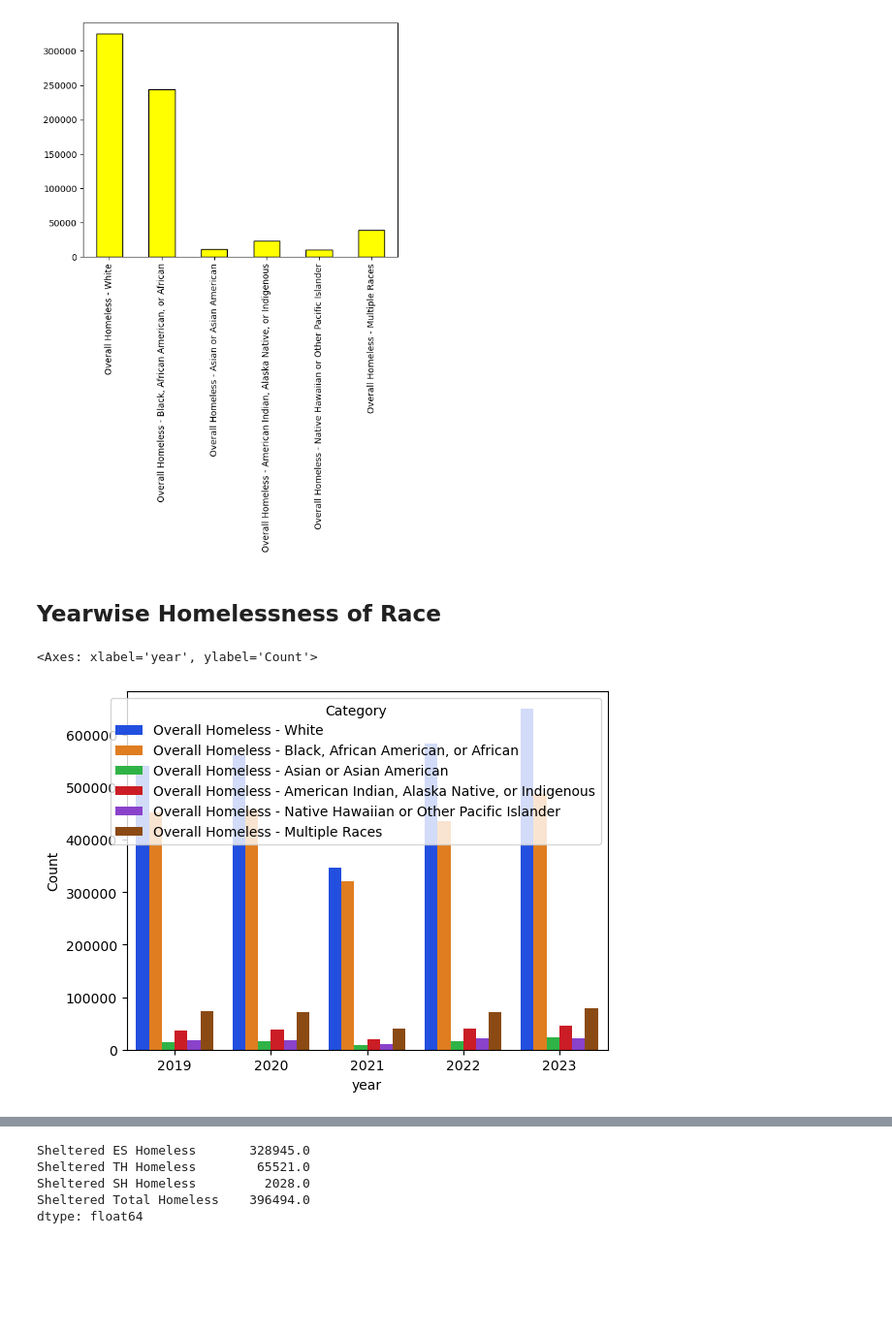
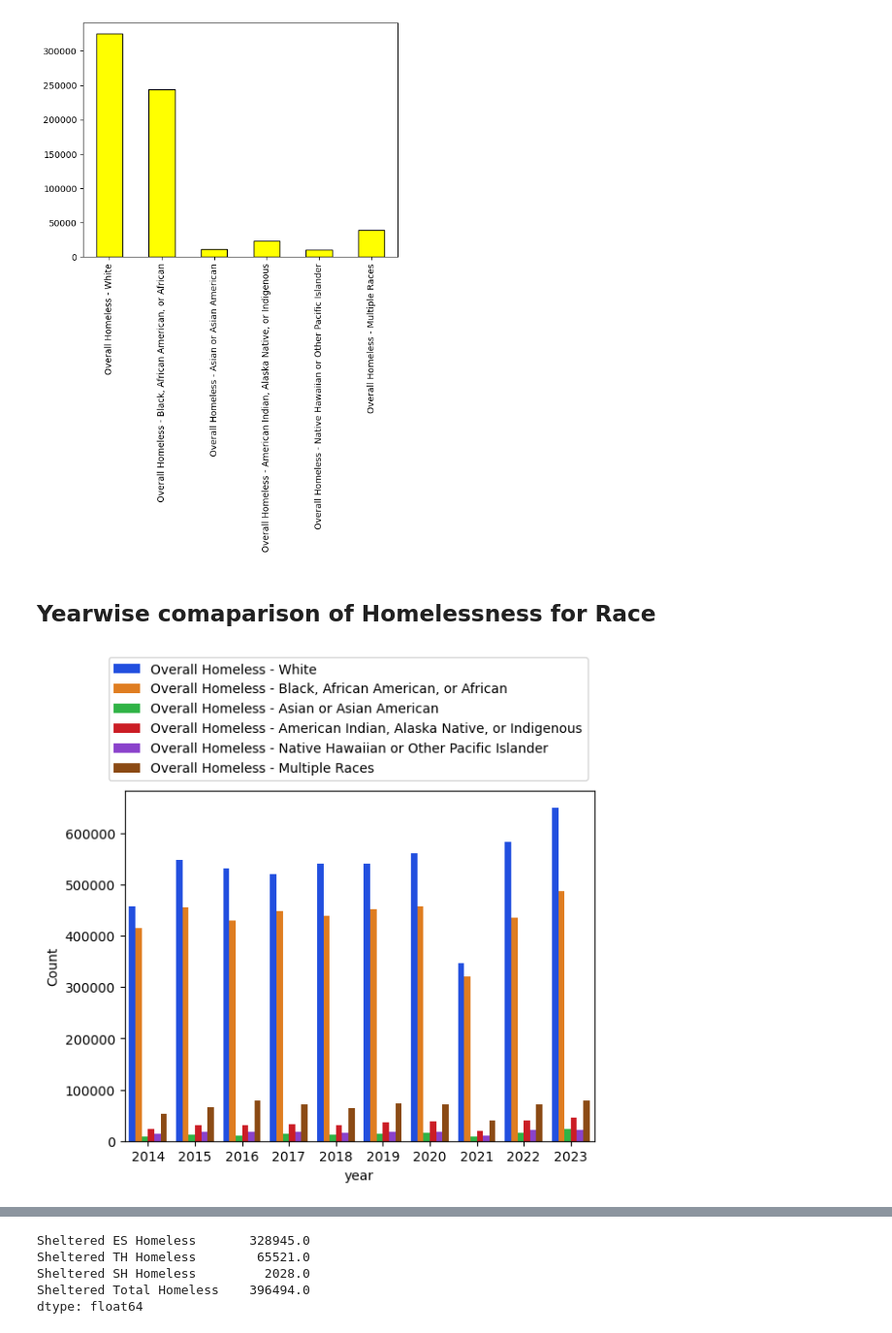
Before and after one commit to hmashrique/Homeless-Research, a Jupyter notebook: PIT_EDA.ipynb, the cells around one changed output, grey strips where cells are left out. Shown: that part at 97% size. Saved outputs shown, nothing was run; the diff lists cells and outputs as text; code cells hidden in the pictures; blank space fills up the shorter version.

```diff
--- a/PIT_EDA.ipynb
+++ b/PIT_EDA.ipynb
@@ -155,7 +170,7 @@ male_female_hl.plot(kind='bar', color='magenta', edgecolor='black')
 # %% [markdown]
 ## Yearwise comparison of Male Female homelessness
 # %%
-sheets=['2019','2020','2021','2022','2023']
+sheets=['2014','2015','2016','2017','2018','2019','2020','2021','2022','2023']
 
 file_path = "datasets/2007-2023-PIT-Counts-by-CoC.xlsb"
 
@@ -187,5 +202,5 @@ for sheetname in sheets:
 final_df = pd.concat(results, ignore_index=True)
 final_race = pd.concat(race_results, ignore_index=True)
 
-#print(final_race)
+print(final_df)
 # %% [output]
@@ -243,17 +262,21 @@ agegrp_homeless.plot(kind='bar', color='yellow', edgecolor='black')
 <Axes: >
 [figure]
 # %% [markdown]
-## Yearwise Homelessness of Race
+## Yearwise comaparison of Homelessness for Race
 # %%
 # Reshape the data to a long format for easier plotting
 final_race_melted = final_race.melt(id_vars='year',
                                 value_vars= ['Overall Homeless - White','Overall Homeless - Black, African American, or African',
             'Overall Homeless - Asian or Asian American','Overall Homeless - American Indian, Alaska Native, or Indigenous',
             'Overall Homeless - Native Hawaiian or Other Pacific Islander','Overall Homeless - Multiple Races'],
                                 var_name='Category',
                                 value_name='Count')
 # Plot using Seaborn
 sns.barplot(data=final_race_melted, x='year', y='Count', hue='Category', palette='bright')
+
+plt.legend(loc='upper right', bbox_to_anchor=(1, 1.4))  # Adjust bbox_to_anchor as needed
+
+# Show the plot
+plt.show()
 # %% [output]
-<Axes: xlabel='year', ylabel='Count'>
-[figure, old version]
+[figure, new version]
```
Also changed, not shown: parts of 25 cells of this notebook, 4 other files.
